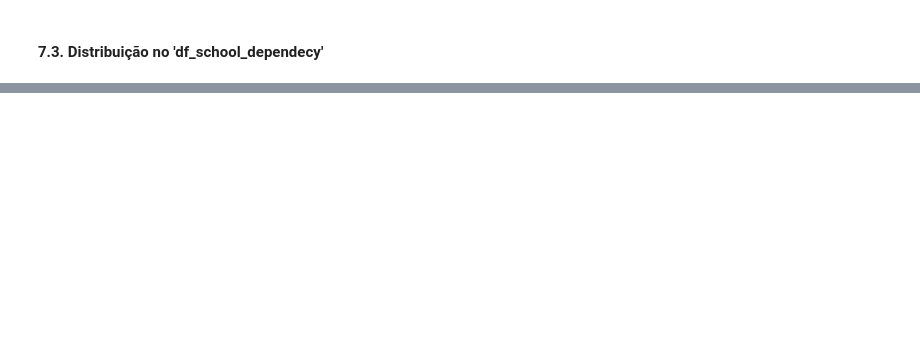
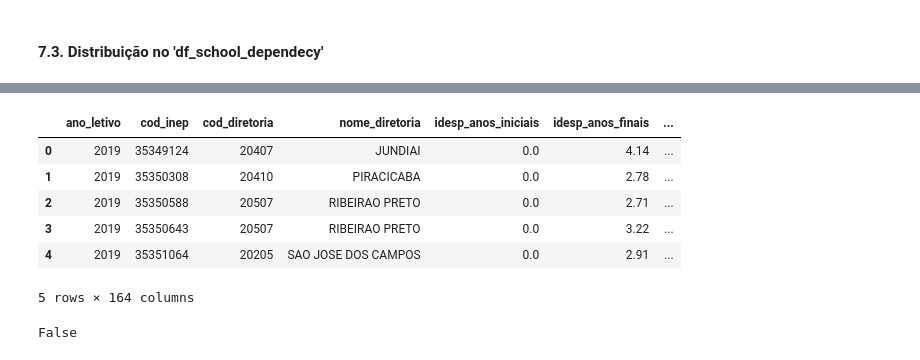
Before and after one commit to Joao-TheCosmosIsInfinite/FIA_TCC, a Jupyter notebook: notebooks/entrega2_Post12_joaoPaulo.ipynb, the cells around one changed output, grey strips where cells are left out. Saved outputs shown, nothing was run; the diff lists cells and outputs as text; code cells hidden in the pictures; blank space fills up the shorter version.

```diff
--- a/notebooks/entrega2_Post12_joaoPaulo.ipynb
+++ b/notebooks/entrega2_Post12_joaoPaulo.ipynb
@@ -1549,0 +1601,43 @@ df_freq_dist.head(5)
+# %%
+## Realizando o join entre as informações do idesp e as dependencias da escola
+df_school_idesp_2019 = pd.merge(df_jn_idesp_geolocation, df_school_dependecy_treat,
+                                   left_on = 'cod_escola',
+                                   right_on = 'CODESC',
+                                   how = 'inner')
+
+## Deletar colunas com 'informações duplicadas'
+df_school_idesp_2019 = df_school_idesp_2019.drop(columns = ['NOMEDEP', 'DE', 'MUN', 'DISTR', 'CODESC', 'NOMESC',
+                                                            'TIPOESC', 'TIPOESC_DESC', 'SITUACAO'])
+
+## Renomear colunas, colocando todas com lowercase
+
+# Lista com as colunas
+old_columns = [x for x in df_school_idesp_2019.columns]
+new_columns = [str(x).lower() for x in df_school_idesp_2019.columns]
+
+# Criando uma lista de tuplas com as colunas atuais e suas versoes minusculas
+lst_tuple_columns = zip(old_columns, new_columns)
+
+# Criando um dicionario com o nome das colunas
+dct_columns = defaultdict(list)
+for key, value in lst_tuple_columns:
+    dct_columns[key] = str(value)
+
+# Renomeando as colunas do dataframe a partir do dicionario
+df_school_idesp_2019 = df_school_idesp_2019.rename(columns = dct_columns)
+# %%
+## Mostrar os cinco primeiros valores
+df_school_idesp_2019.head(5)
+# %% [output]
+|  | ano_letivo | cod_inep | cod_diretoria | nome_diretoria | idesp_anos_iniciais | idesp_anos_finais | ... |
+| 0 | 2019 | 35349124 | 20407 | JUNDIAI | 0.0 | 4.14 | ... |
+| 1 | 2019 | 35350308 | 20410 | PIRACICABA | 0.0 | 2.78 | ... |
+| 2 | 2019 | 35350588 | 20507 | RIBEIRAO PRETO | 0.0 | 2.71 | ... |
+| 3 | 2019 | 35350643 | 20507 | RIBEIRAO PRETO | 0.0 | 3.22 | ... |
+| 4 | 2019 | 35351064 | 20205 | SAO JOSE DOS CAMPOS | 0.0 | 2.91 | ... |
+5 rows × 164 columns
+# %%
+## Verificar se há algum valor nulo no dataframe
+df_school_idesp_2019.isnull().values.any()
+# %% [output]
+False
```
Also changed, not shown: parts of 38 cells of this notebook.
